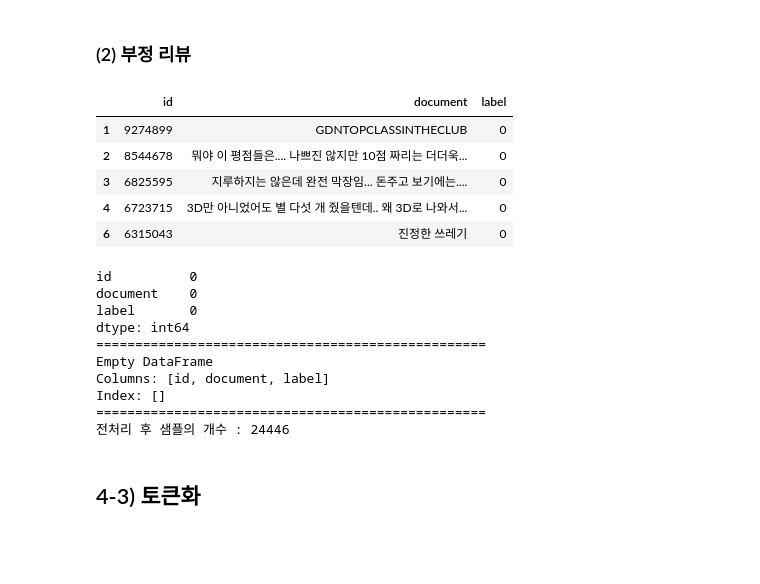
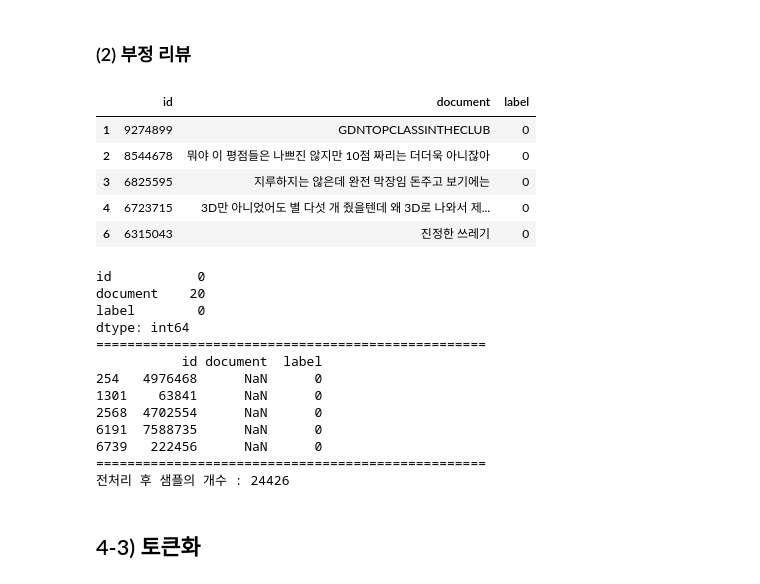
Before and after one commit to 2theb/2theb.github.io, a Jupyter notebook: 텍스트_마이닝_기법을_이용한_비정형_데이터_분석_및_실습_210928.ipynb, the cells around one changed output. Saved outputs shown, nothing was run; the diff lists cells and outputs as text; code cells hidden in the pictures; blank space fills up the shorter version.

```diff
--- a/텍스트_마이닝_기법을_이용한_비정형_데이터_분석_및_실습_210928.ipynb
+++ b/텍스트_마이닝_기법을_이용한_비정형_데이터_분석_및_실습_210928.ipynb
@@ -307,19 +307,19 @@ print('전처리 후 샘플의 개수 :', len(data_posi))
 # %%
 # 한글 제외하고 모두 제거
 data_neg = data_neg.copy()
-data_posi['document'] = data_posi['document'].str.replace("[^ㄱ-ㅎㅏ-ㅣ가-힣0-9a-zA-Z ]","", regex=True)
+data_neg['document'] = data_neg['document'].str.replace("[^ㄱ-ㅎㅏ-ㅣ가-힣0-9a-zA-Z ]","", regex=True)
 
 # white space 제거
 data_neg['document'] = data_neg['document'].str.replace('^ +', "", regex=True)
 
 # 데이터 확인
 data_neg[:5]
 # %% [output]
 |  | id | document | label |
 | 1 | 9274899 | GDNTOPCLASSINTHECLUB | 0 |
-| 2 | 8544678 | 뭐야 이 평점들은.... 나쁘진 않지만 10점 짜리는 더더욱... | 0 |
-| 3 | 6825595 | 지루하지는 않은데 완전 막장임... 돈주고 보기에는.... | 0 |
-| 4 | 6723715 | 3D만 아니었어도 별 다섯 개 줬을텐데.. 왜 3D로 나와서... | 0 |
+| 2 | 8544678 | 뭐야 이 평점들은 나쁘진 않지만 10점 짜리는 더더욱 아니잖아 | 0 |
+| 3 | 6825595 | 지루하지는 않은데 완전 막장임 돈주고 보기에는 | 0 |
+| 4 | 6723715 | 3D만 아니었어도 별 다섯 개 줬을텐데 왜 3D로 나와서 제... | 0 |
 | 6 | 6315043 | 진정한 쓰레기 | 0 |
 # %%
 # 빈 값을 NaN으로 변경
@@ -337,16 +337,19 @@ data_neg = data_neg.dropna(how = 'any')
 print('='*50)
 print('전처리 후 샘플의 개수 :', len(data_neg))
 # %% [output]
-id          0
-document    0
-label       0
+id           0
+document    20
+label        0
 dtype: int64
 ==================================================
-Empty DataFrame
-Columns: [id, document, label]
-Index: []
+           id document  label
+254   4976468      NaN      0
+1301    63841      NaN      0
+2568  4702554      NaN      0
+6191  7588735      NaN      0
+6739   222456      NaN      0
 ==================================================
-전처리 후 샘플의 개수 : 24446
+전처리 후 샘플의 개수 : 24426
 # %% [markdown]
 ## 4-3) 토큰화
 # %%
```
Also changed, not shown: parts of 8 cells of this notebook.
